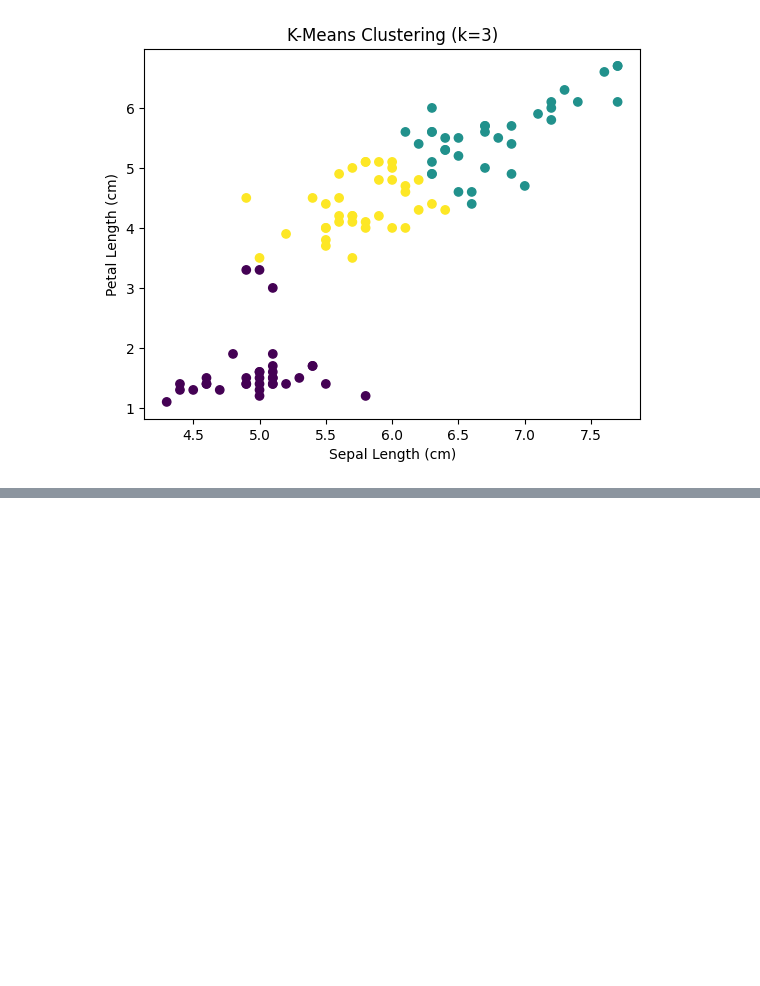
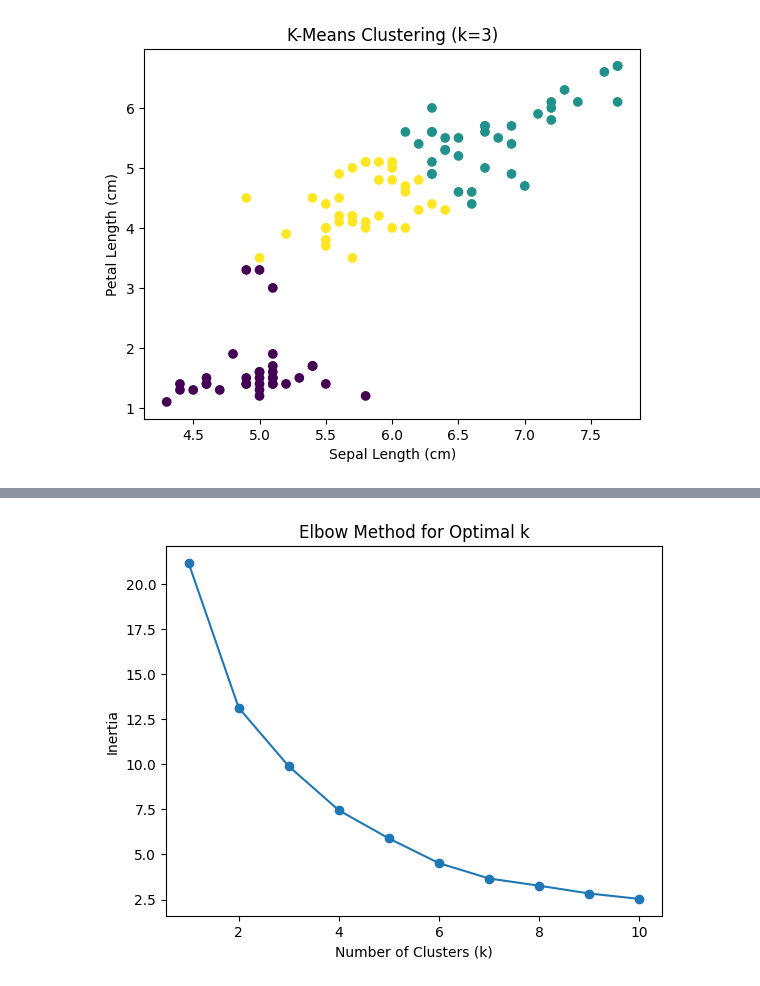
Before and after one commit to TheodoreQuansah/clustering-exercises, a Jupyter notebook: modeling.ipynb, the cells around one changed output, grey strips where cells are left out. Saved outputs shown, nothing was run; the diff lists cells and outputs as text; code cells hidden in the pictures; blank space fills up the shorter version.

```diff
--- a/modeling.ipynb
+++ b/modeling.ipynb
@@ -187,0 +296,23 @@ plt.show()
+# %%
+train, val, test = prep_mall()
+# %%
+# Select features for clustering
+X = train[['age_scaled', 'annual_income_scaled', 'spending_score_scaled']]
+
+# Determine the optimal number of clusters (k) using the Elbow Method
+inertia = []
+k_values = range(1, 11)
+
+for k in k_values:
+    kmeans = KMeans(n_clusters=k, random_state=0)
+    kmeans.fit(X)
+    inertia.append(kmeans.inertia_)
+
+# Plot the Elbow Method graph
+plt.plot(k_values, inertia, marker='o')
+plt.xlabel('Number of Clusters (k)')
+plt.ylabel('Inertia')
+plt.title('Elbow Method for Optimal k')
+plt.show()
+# %% [output]
+[figure, added]
```
Also changed, not shown: parts of 10 cells of this notebook.
